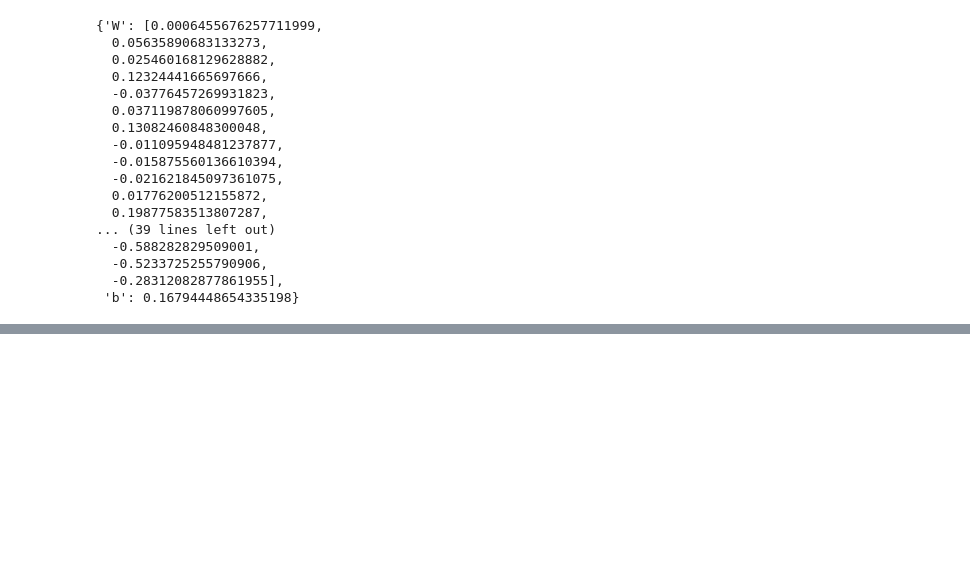
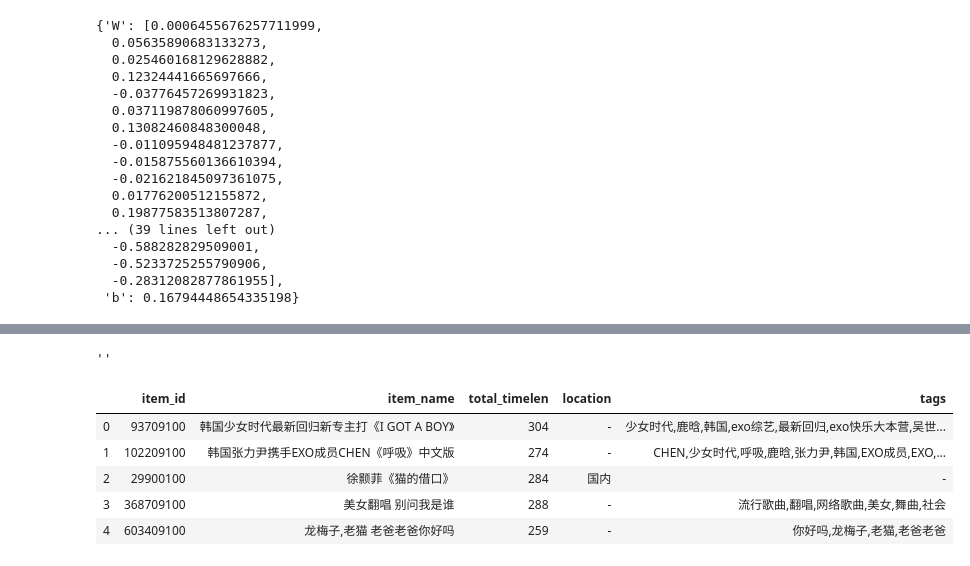
Before and after one commit to mozhumz/bigdata_demo_py, a Jupyter notebook: demoDay21_recsys_music/Untitled.ipynb, the cells around one changed output, grey strips where cells are left out. Cells and saved outputs as stored; diff of their text form; code cells hidden in the pictures; blank space fills up the shorter version.

```diff
--- a/demoDay21_recsys_music/Untitled.ipynb
+++ b/demoDay21_recsys_music/Untitled.ipynb
@@ -237,0 +468,13 @@ model_dict
+# %%
+location
+# %% [output]
+''
+# %%
+music_df.head()
+# %% [output]
+|  | item_id | item_name | total_timelen | location | tags |
+| 0 | 93709100 | 韩国少女时代最新回归新专主打《I GOT A BOY》 | 304 | - | 少女时代,鹿晗,韩国,exo综艺,最新回归,exo快乐大本营,吴世... |
+| 1 | 102209100 | 韩国张力尹携手EXO成员CHEN《呼吸》中文版 | 274 | - | CHEN,少女时代,呼吸,鹿晗,张力尹,韩国,EXO成员,EXO,... |
+| 2 | 29900100 | 徐颢菲《猫的借口》 | 284 | 国内 | - |
+| 3 | 368709100 | 美女翻唱 别问我是谁 | 288 | - | 流行歌曲,翻唱,网络歌曲,美女,舞曲,社会 |
+| 4 | 603409100 | 龙梅子,老猫 老爸老爸你好吗 | 259 | - | 你好吗,龙梅子,老猫,老爸老爸 |
```
Also changed, not shown: parts of 33 cells of this notebook, 4 other files.
